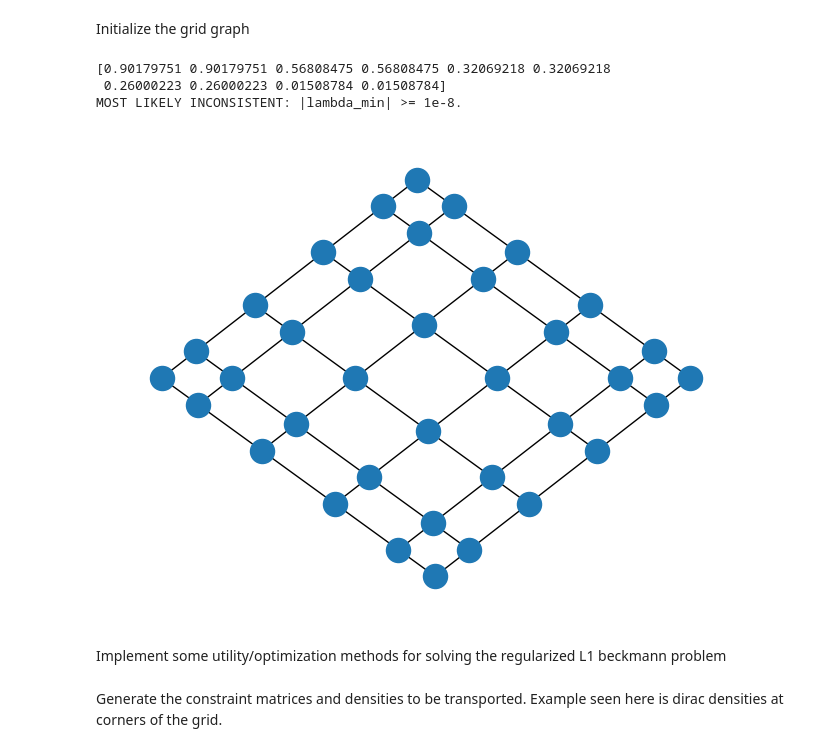
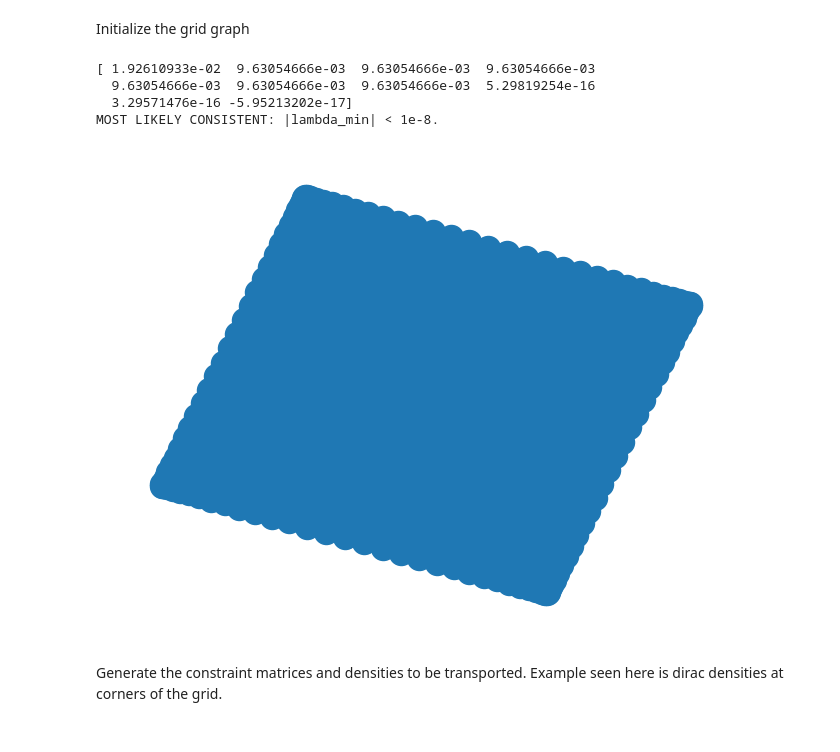
Before and after one commit to sawyer-jack-1/connection-graph-wasserstein, a Jupyter notebook: connection_beckmann_grid.ipynb, the cells around one changed output. Cells and saved outputs as stored; diff of their text form; code cells hidden in the pictures.

```diff
--- a/connection_beckmann_grid.ipynb
+++ b/connection_beckmann_grid.ipynb
@@ -15,28 +17,26 @@ from tqdm import tqdm
 Initialize the grid graph
 # %%
 
-GRID_WIDTH = 6
-GRID_HEIGHT = 6
-INTRINSIC_DIM = 2
+GRID_WIDTH = 32
+GRID_HEIGHT = 32
+INTRINSIC_DIM = 3
 
-ADD_ROTATIONAL_PERTURBATION = True
+ADD_ROTATIONAL_PERTURBATION = False
 THETA = math.pi / 2
 
 gridGraph = cnx.cnxFromPixelGrid(GRID_WIDTH, GRID_HEIGHT, INTRINSIC_DIM)
 
 if ADD_ROTATIONAL_PERTURBATION:
-
     r = np.array([[math.cos(THETA), -math.sin(THETA)], [math.sin(THETA), math.cos(THETA)]])
     gridGraph.updateEdgeSignature((0,1), r)
 
 gridGraph.printConnectionLaplacianEigenvalues()
 nx.draw_spectral(gridGraph)
 
 gridGraphIncidenceMatrix = gridGraph.connectionIncidenceMatrix
 # %% [output]
-[0.90179751 0.90179751 0.56808475 0.56808475 0.32069218 0.32069218
- 0.26000223 0.26000223 0.01508784 0.01508784]
-MOST LIKELY INCONSISTENT: |lambda_min| >= 1e-8.
+[ 1.92610933e-02  9.63054666e-03  9.63054666e-03  9.63054666e-03
+  9.63054666e-03  9.63054666e-03  9.63054666e-03  5.29819254e-16
+  3.29571476e-16 -5.95213202e-17]
+MOST LIKELY CONSISTENT: |lambda_min| < 1e-8.
-[figure, old version]
+[figure, new version]
-# %% [markdown]
-Implement some utility/optimization methods for solving the regularized L1 beckmann problem
```
Also changed, not shown: parts of 7 cells of this notebook, 2 other files.
